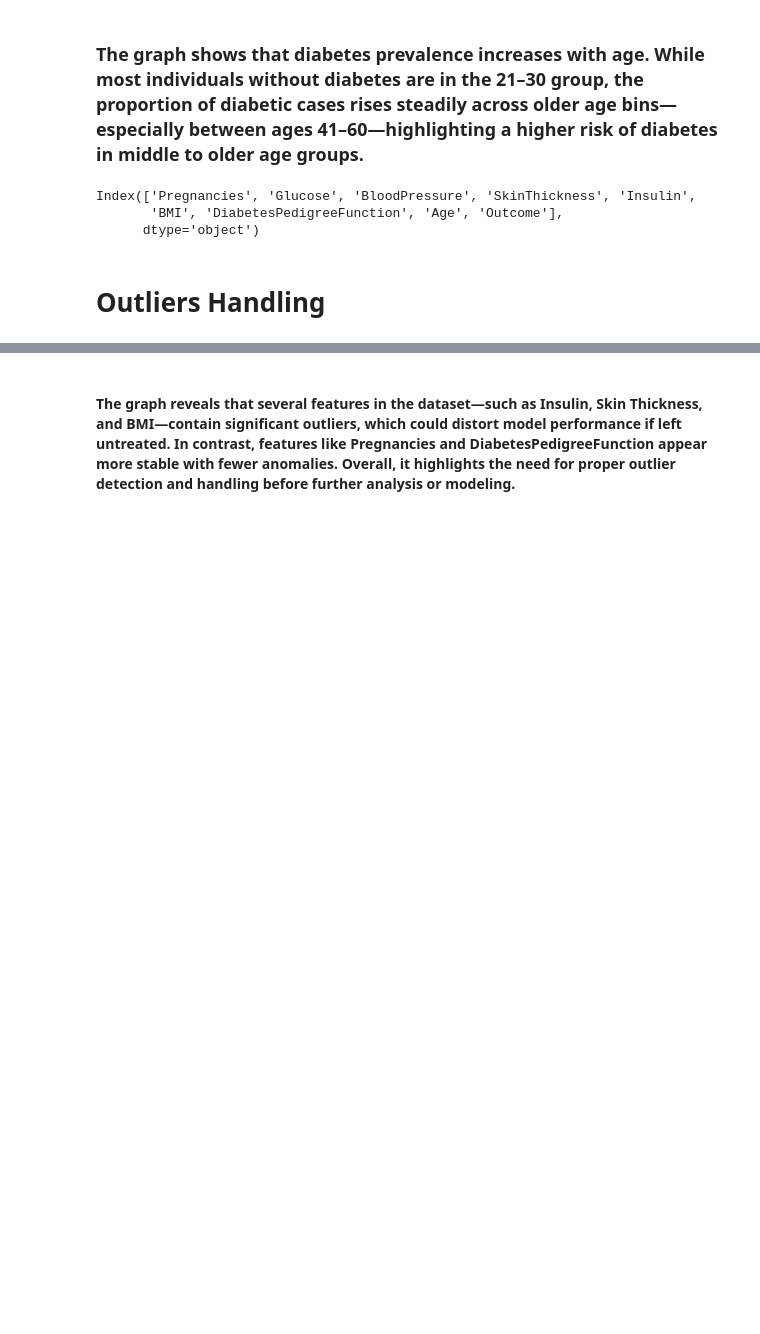
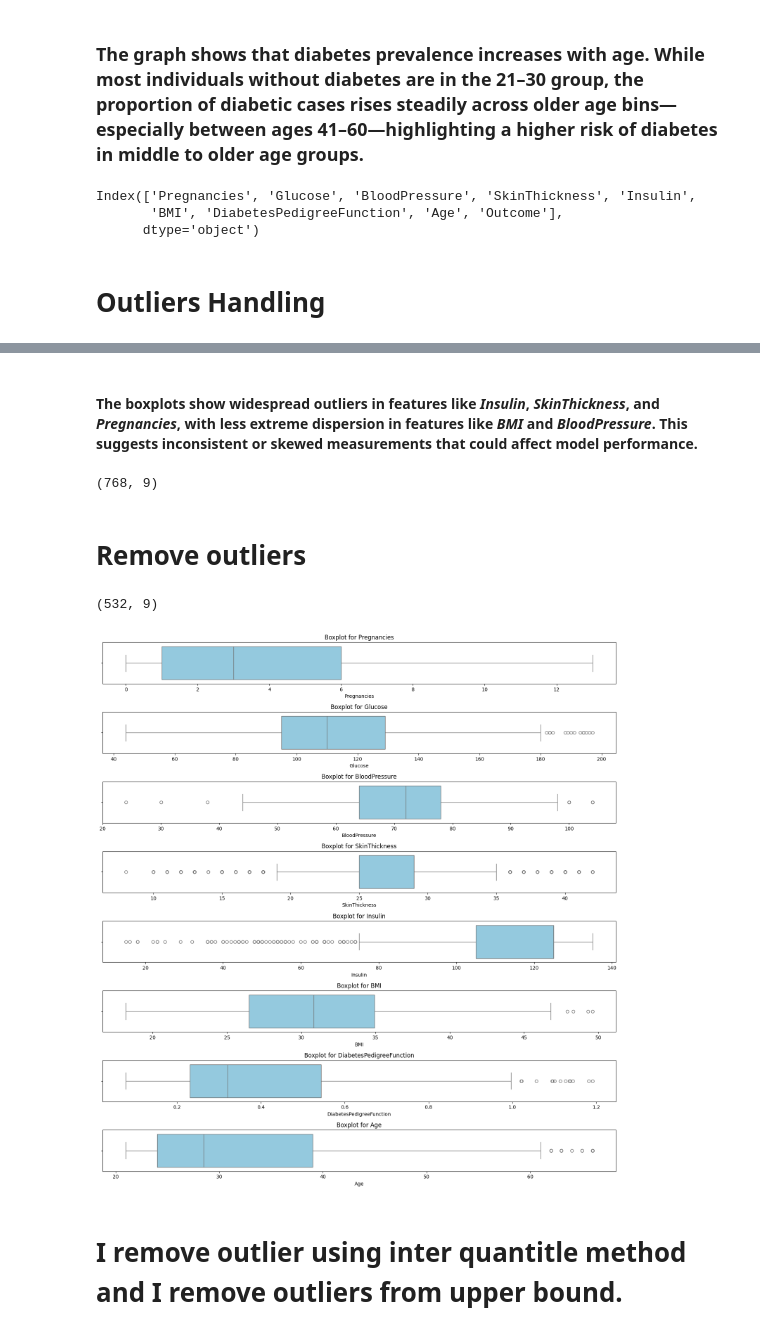
Before and after one commit to dinislamweb/diabetics-prediction-, a Jupyter notebook: diabetes_updated.ipynb, the cells around one changed output, grey strips where cells are left out. Cells and saved outputs as stored; diff of their text form; code cells hidden in the pictures; blank space fills up the shorter version.

Commit message:
Outlier remove and other edited file are added

```diff
--- a/diabetes_updated.ipynb
+++ b/diabetes_updated.ipynb
@@ -349,2 +405,39 @@ plt.show()
 # %% [markdown]
-#### The graph reveals that several features in the dataset—such as Insulin, Skin Thickness, and BMI—contain significant outliers, which could distort model performance if left untreated. In contrast, features like Pregnancies and DiabetesPedigreeFunction appear more stable with fewer anomalies. Overall, it highlights the need for proper outlier detection and handling before further analysis or modeling.
+#### The boxplots show **widespread outliers** in features like *Insulin*, *SkinThickness*, and *Pregnancies*, with less extreme dispersion in features like *BMI* and *BloodPressure*. This suggests inconsistent or skewed measurements that could affect model performance.
+# %%
+
+df.shape
+# %% [output]
+(768, 9)
+# %% [markdown]
+# Remove outliers
+# %%
+
+filtered_df = df.copy()
+for col in num_cols:
+        q1 = np.quantile(df[col], 0.25)
+        q3 = np.quantile(df[col], 0.75)
+        iqr = q3 - q1
+        lower_bound = q1 - (1.5 * iqr)
+        upper_bound = q3 + (1.5 * iqr)
+
+        filtered_df = filtered_df[(filtered_df[col] <= upper_bound)]
+# %%
+# Show the shape
+filtered_df.shape
+# %% [output]
+(532, 9)
+# %%
+plt.figure(figsize=(15, 2 * len(num_cols)))
+
+# Loop through each numerical column and plot its boxplot
+for i, col in enumerate(num_cols, 1):
+    plt.subplot(len(num_cols), 1, i)
+    sns.boxplot(x= filtered_df[col], color='skyblue')
+    plt.title(f'Boxplot for {col}')
+    plt.tight_layout()
+plt.show()
+# %% [output]
+[figure, added]
+# %% [markdown]
+# I remove outlier using inter quantitle method and I remove outliers from upper bound.
```
Also changed, not shown: parts of 19 cells of this notebook.
